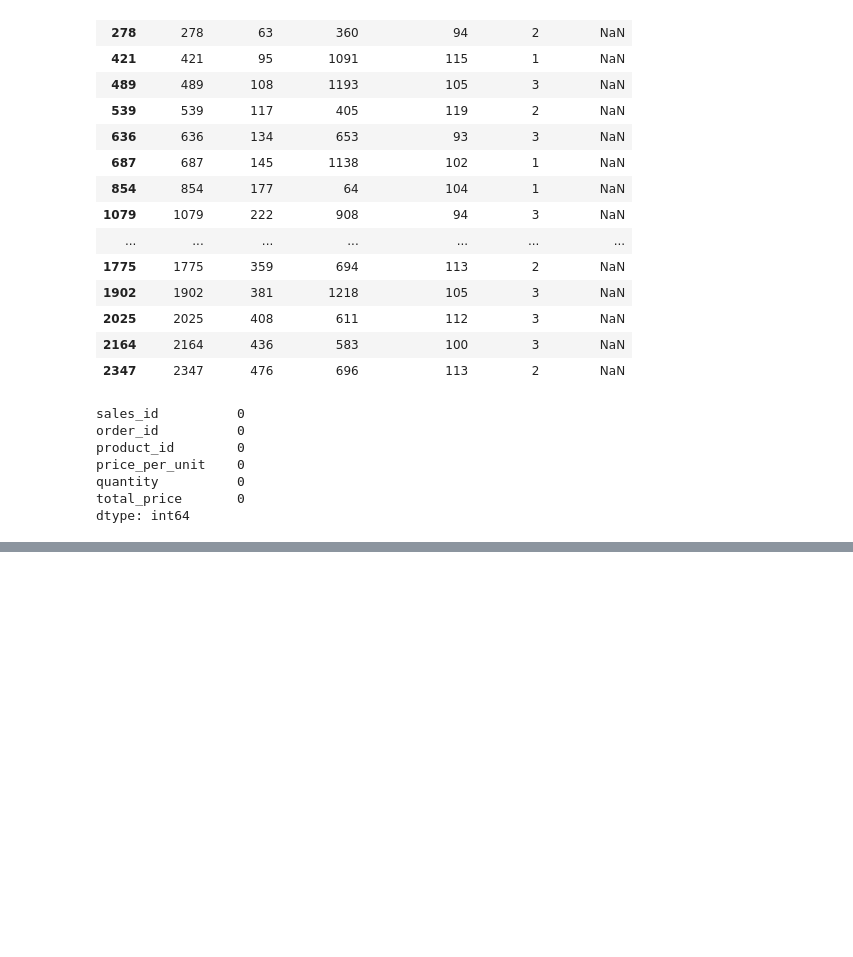
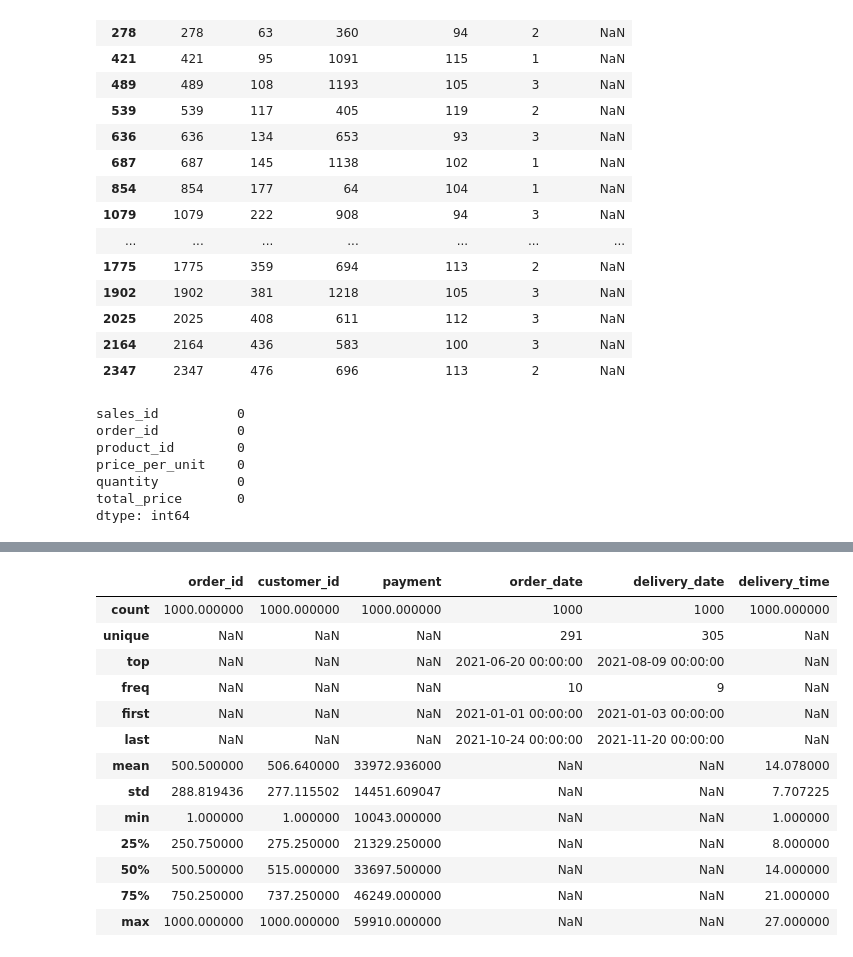
Before and after one commit to vinamaulida97/latihan_data, a Jupyter notebook: latihan_data_wrangling.ipynb, the cells around one changed output, grey strips where cells are left out. Cells and saved outputs as stored; diff of their text form; code cells hidden in the pictures; blank space fills up the shorter version.

```diff
--- a/latihan_data_wrangling.ipynb
+++ b/latihan_data_wrangling.ipynb
@@ -347,0 +404,21 @@ dtype: int64
+# %%
+delivery_time = orders_df["delivery_date"] - orders_df["order_date"]
+delivery_time = delivery_time.apply(lambda x: x.total_seconds())
+orders_df["delivery_time"] = round(delivery_time/86400)
+# %%
+orders_df.describe(include="all")
+# %% [output]
+|  | order_id | customer_id | payment | order_date | delivery_date | delivery_time |
+| count | 1000.000000 | 1000.000000 | 1000.000000 | 1000 | 1000 | 1000.000000 |
+| unique | NaN | NaN | NaN | 291 | 305 | NaN |
+| top | NaN | NaN | NaN | 2021-06-20 00:00:00 | 2021-08-09 00:00:00 | NaN |
+| freq | NaN | NaN | NaN | 10 | 9 | NaN |
+| first | NaN | NaN | NaN | 2021-01-01 00:00:00 | 2021-01-03 00:00:00 | NaN |
+| last | NaN | NaN | NaN | 2021-10-24 00:00:00 | 2021-11-20 00:00:00 | NaN |
+| mean | 500.500000 | 506.640000 | 33972.936000 | NaN | NaN | 14.078000 |
+| std | 288.819436 | 277.115502 | 14451.609047 | NaN | NaN | 7.707225 |
+| min | 1.000000 | 1.000000 | 10043.000000 | NaN | NaN | 1.000000 |
+| 25% | 250.750000 | 275.250000 | 21329.250000 | NaN | NaN | 8.000000 |
+| 50% | 500.500000 | 515.000000 | 33697.500000 | NaN | NaN | 14.000000 |
+| 75% | 750.250000 | 737.250000 | 46249.000000 | NaN | NaN | 21.000000 |
+| max | 1000.000000 | 1000.000000 | 59910.000000 | NaN | NaN | 27.000000 |
```
Also changed, not shown: parts of 22 cells of this notebook.
